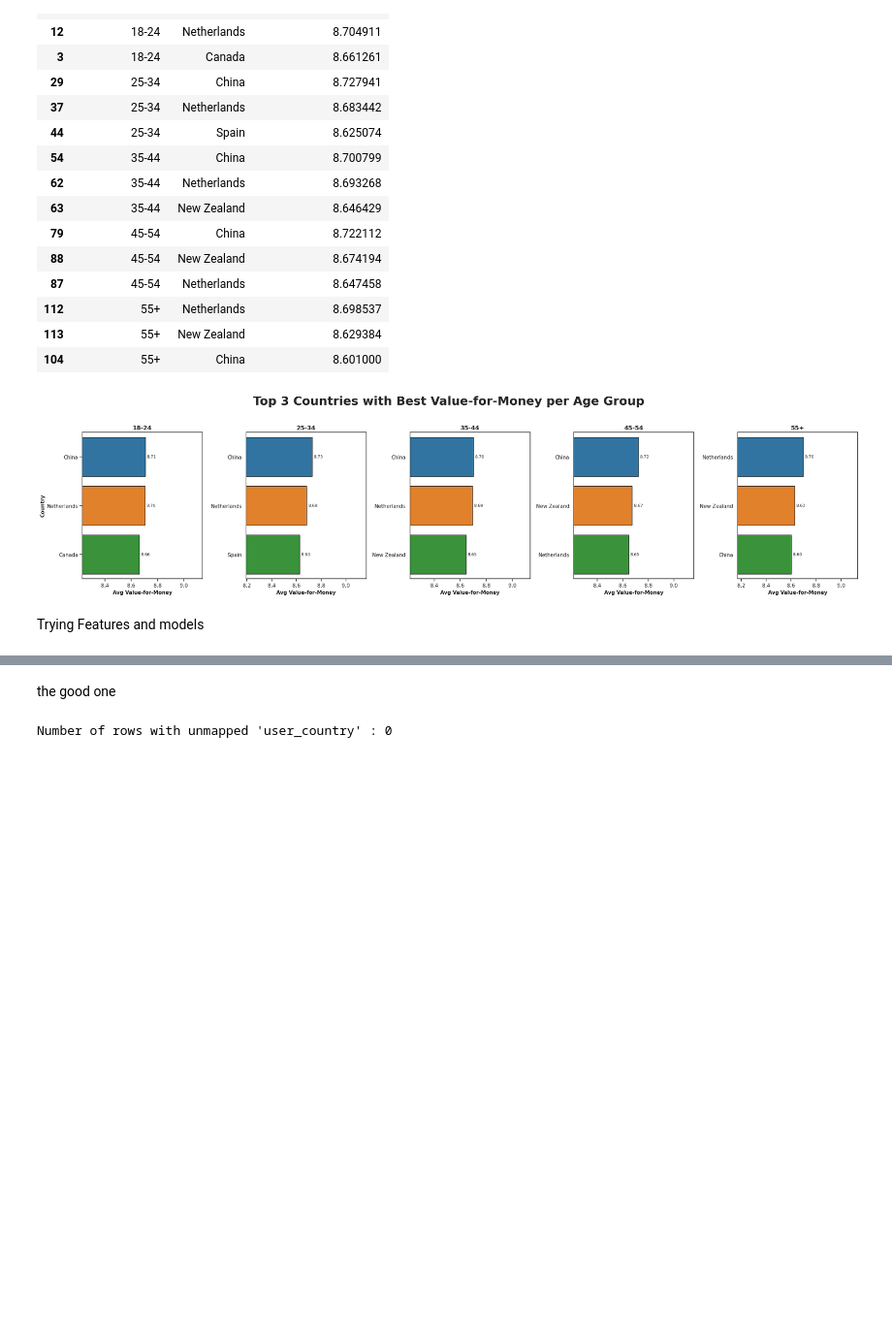
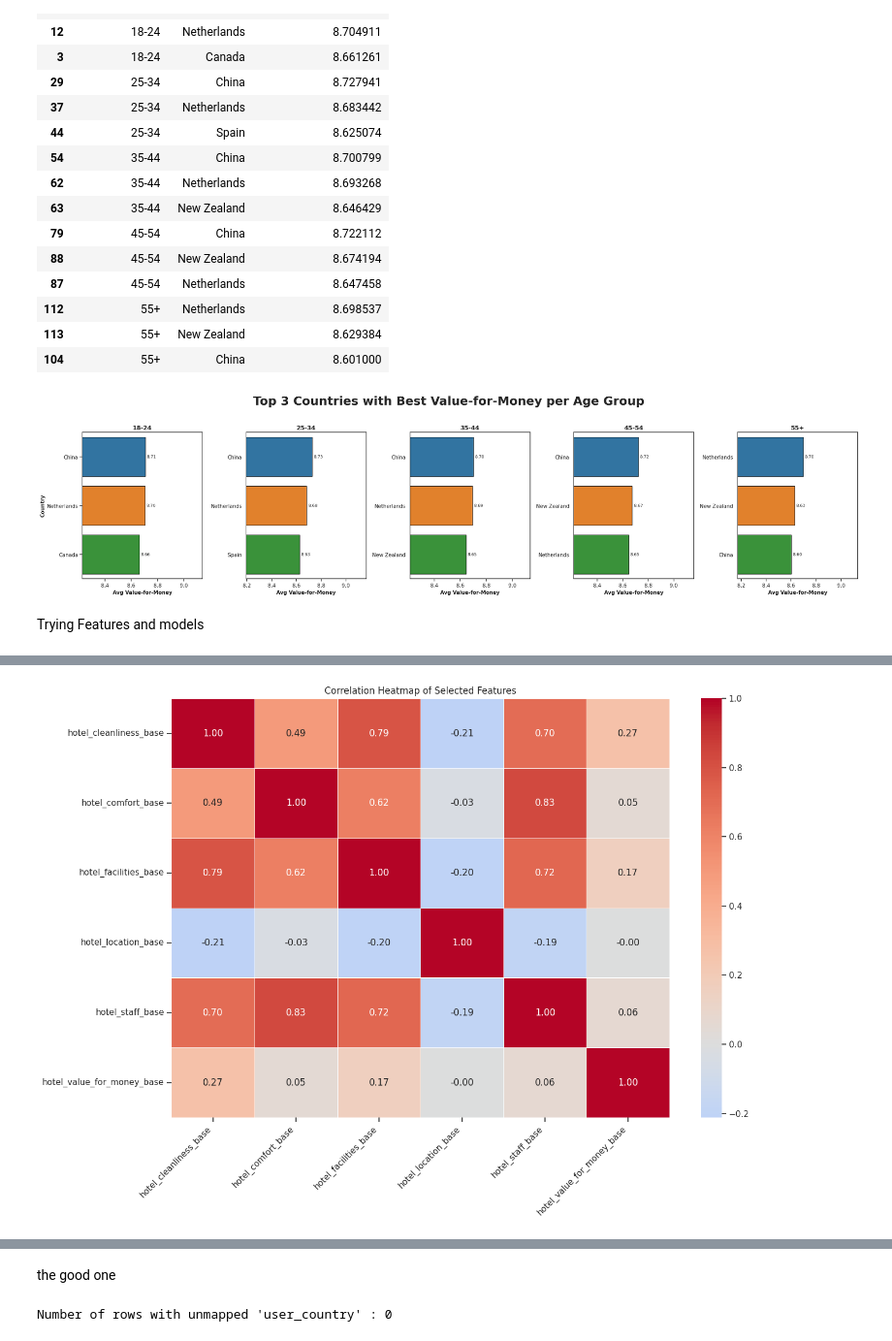
Before and after one commit to helguindy/hotel-booking-analytics, a Jupyter notebook: notebooks/demiana.ipynb, the cells around one changed output, grey strips where cells are left out. Shown at 97% size. Drawn from its saved outputs; the diff is of its cells as text; code cells hidden in the pictures; blank space fills up the shorter version.

```diff
--- a/notebooks/demiana.ipynb
+++ b/notebooks/demiana.ipynb
@@ -304,8 +304,8 @@ df = merged_df.copy()
 num_cols = [
     'score_overall','score_cleanliness','score_comfort','score_facilities',
     'score_location','score_staff','score_value_for_money',
-    'star_rating','cleanliness_base','comfort_base','facilities_base',
-    'location_base','staff_base','value_for_money_base'
+'hotel_star_rating','hotel_cleanliness_base','hotel_comfort_base','hotel_facilities_base',
+    'hotel_location_base','hotel_staff_base','hotel_value_for_money_base'
 ]
 for c in num_cols:
     df[c] = pd.to_numeric(df[c], errors='coerce')
@@ -319,22 +319,29 @@ dims = {
     'staff':'score_staff',
     'value_for_money':'score_value_for_money'
 }
-for base_name, score_col in [('cleanliness_base','score_cleanliness'),
-                             ('comfort_base','score_comfort'),
-                             ('facilities_base','score_facilities'),
-                             ('location_base','score_location'),
-                             ('staff_base','score_staff'),
-                             ('value_for_money_base','score_value_for_money')]:
+for base_name, score_col in [('hotel_cleanliness_base','score_cleanliness'),
+                             ('hotel_comfort_base','score_comfort'),
+                             ('hotel_facilities_base','score_facilities'),
+                             ('hotel_location_base','score_location'),
+                             ('hotel_staff_base','score_staff'),
+                             ('hotel_value_for_money_base','score_value_for_money')]:
     new_col = score_col + '_minus_' + base_name
     df[new_col] = df[score_col] - df[base_name]
 
 # 2) overall gap: overall review vs mean of hotel base dimensions
-base_mean_cols = ['cleanliness_base','comfort_base','facilities_base','location_base','staff_base','value_for_money_base']
+base_mean_cols = [
+    'hotel_cleanliness_base',
+    'hotel_comfort_base',
+    'hotel_facilities_base',
+    'hotel_location_base',
+    'hotel_staff_base',
+    'hotel_value_for_money_base'
+]
 df['hotel_base_mean'] = df[base_mean_cols].mean(axis=1)
 df['overall_minus_hotel_base_mean'] = df['score_overall'] - df['hotel_base_mean']
 
 # 3) relative value: value-for-money gap normalized by star_rating (avoid /0)
-df['value_for_money_per_star'] = df['score_value_for_money'] / df['star_rating'].replace(0, np.nan)
+df['hotel_value_for_money_per_star'] = df['score_value_for_money'] / df['hotel_star_rating'].replace(0, np.nan)
 
 # 4) simple aggregate review score (average of review dimensions)
 review_dims = ['score_cleanliness','score_comfort','score_facilities','score_location','score_staff','score_value_for_money']
@@ -347,7 +354,12 @@ df['review_std'] = df[review_dims].std(axis=1)
 df = df.fillna(0)   # or choose a different imputation strategy
 
 # Inspect new features
-df[[c for c in df.columns if '_minus_' in c] + ['overall_minus_hotel_base_mean','value_for_money_per_star','avg_review_dim','review_std']].head()
+df[[c for c in df.columns if '_minus_' in c] + [
+    'overall_minus_hotel_base_mean',
+    'hotel_value_for_money_per_star',
+    'avg_review_dim',
+    'review_std'
+]].head()
 #score_X_minus_base_Y — shows how the customer's rating differs from the hotel’s baseline for that dimension. If guests systematically rate a hotel much lower than its base, that signals a gap between perceived and expected quality.
 #overall_minus_hotel_base_mean — global “surprise” signal: does the overall experience exceed or fall short of the hotel’s typical standard? Useful to capture general sentiment vs expectation.
 #value_for_money_per_star — normalises perceived value by hotel category. A 4-star hotel with poor value-for-money is different from a 2-star with the same score.
@@ -381,30 +402,32 @@ plt.show()
 # %%
 import matplotlib.pyplot as plt
 import seaborn as sns
 
 # Choose the features you want to inspect for correlation
 feature_list = [
 
     # hotel base
-    'cleanliness_base','comfort_base','facilities_base',
-    'location_base','staff_base','value_for_money_base',
+    'hotel_cleanliness_base','hotel_comfort_base','hotel_facilities_base',
+    'hotel_location_base','hotel_staff_base','hotel_value_for_money_base',
 
 ]
 
 # If your derived column names differ, adapt list to the columns actually in df:
 # show which of those exist
 feature_list = [c for c in feature_list if c in df.columns]
 
 # compute correlation matrix
 corr_df = df[feature_list].corr()
 
 plt.figure(figsize=(14,10))
 sns.heatmap(corr_df, annot=True, fmt=".2f", cmap='coolwarm', center=0, linewidths=0.5)
 plt.title("Correlation Heatmap of Selected Features")
 plt.xticks(rotation=45, ha='right')
 plt.yticks(rotation=0)
 plt.tight_layout()
 plt.show()
+# %% [output]
+[figure, added]
 # %%
 import matplotlib.pyplot as plt
 import seaborn as sns
```
Also changed, not shown: parts of 25 cells of this notebook.
